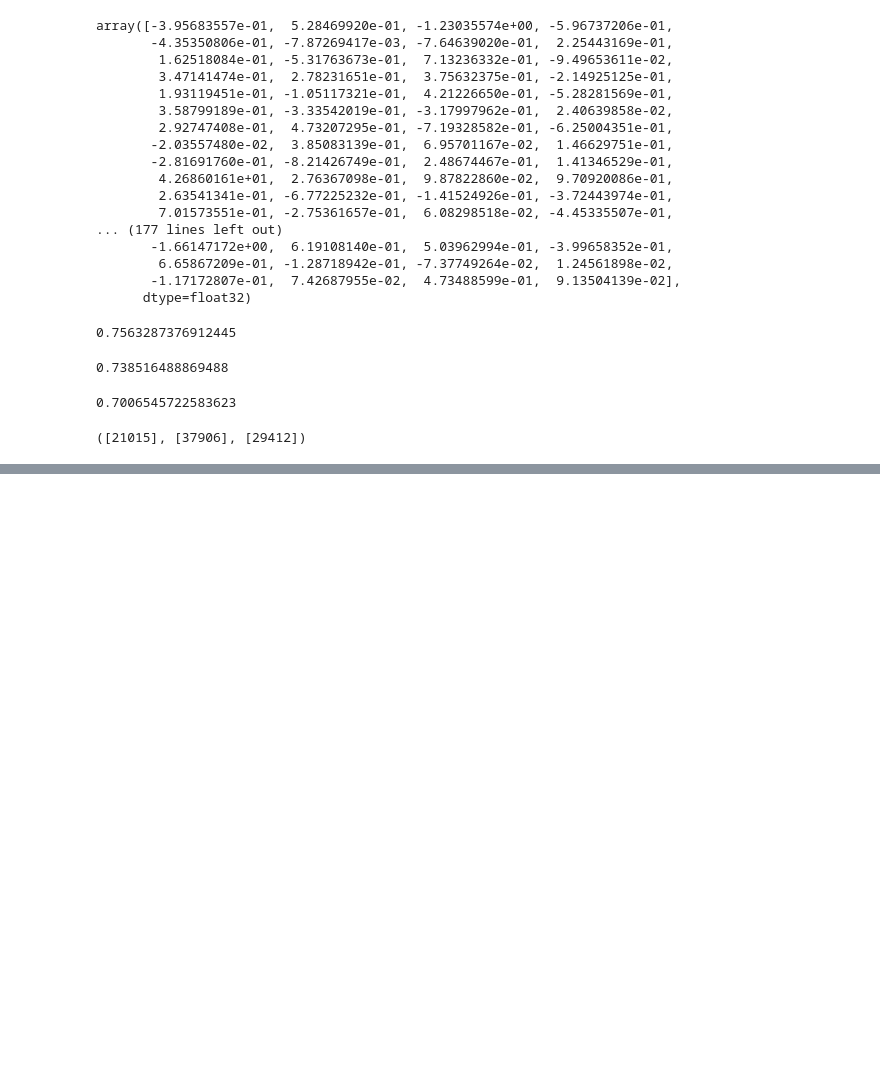
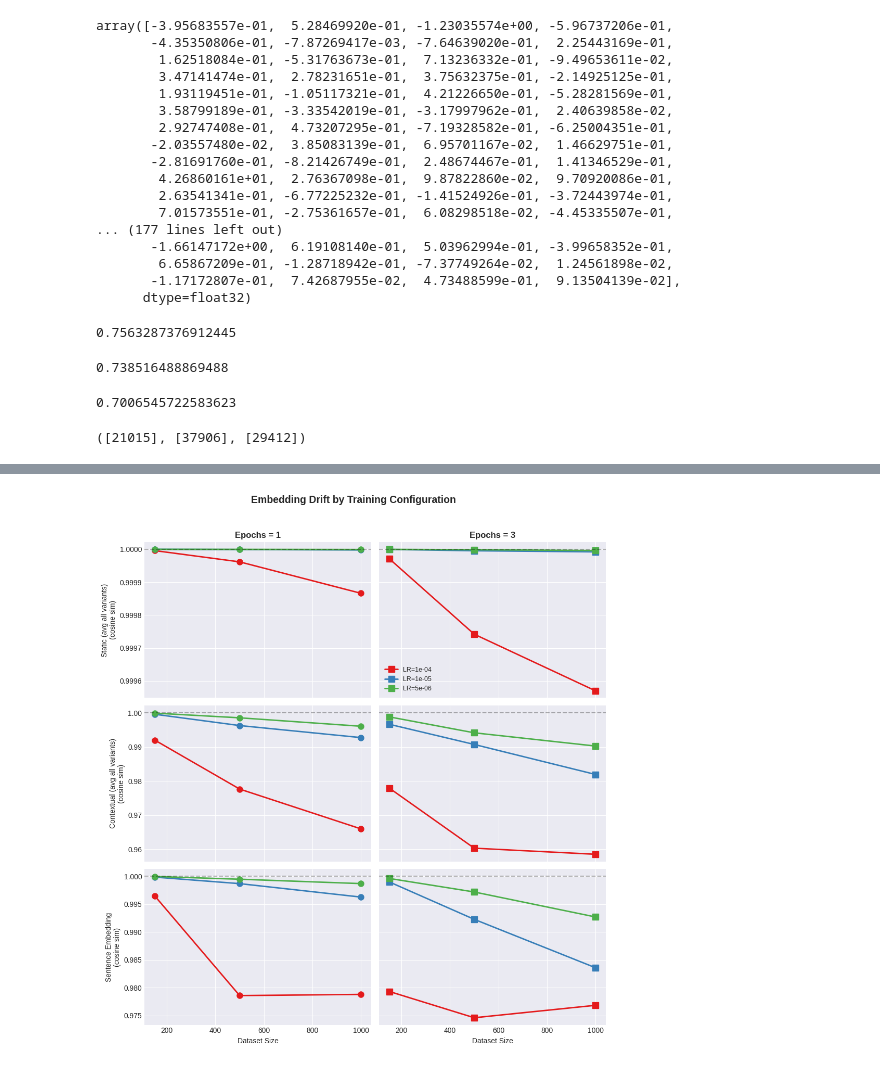
Before and after one commit to MarkusStefan/Semantic-Embedding-Evolution, a Jupyter notebook: notebooks/exp1.ipynb, the cells around one changed output, grey strips where cells are left out. Cells and saved outputs as stored; diff of their text form; code cells hidden in the pictures; blank space fills up the shorter version.

```diff
--- a/notebooks/exp1.ipynb
+++ b/notebooks/exp1.ipynb
@@ -1860,0 +1880,4 @@ Sentence: Nothing beats a steaming bowl of Python on a cold winter morning.
+# %%
+experiment.plot_embedding_drift()
+# %% [output]
+[figure, added]
```
Also changed, not shown: parts of 15 cells of this notebook.
